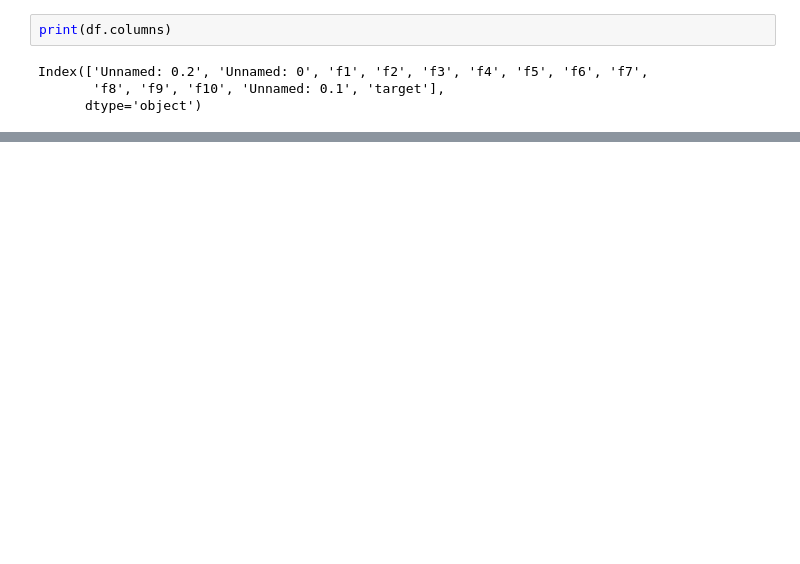
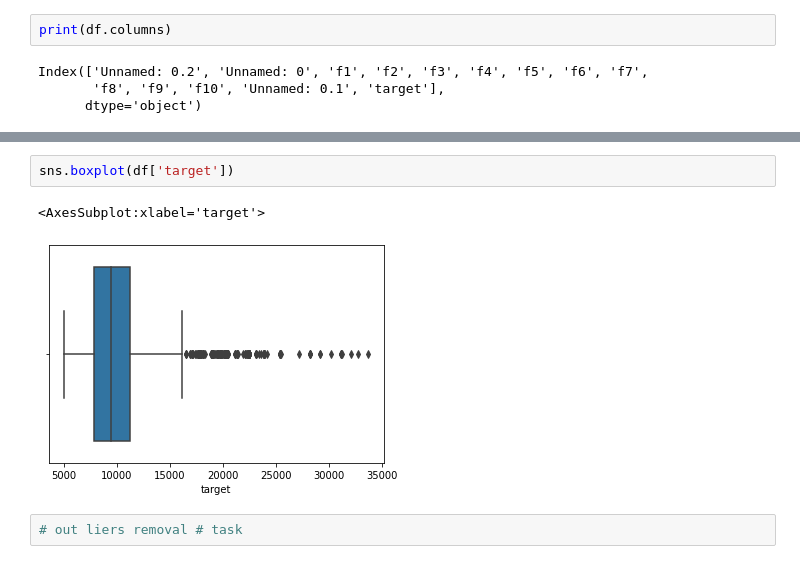
Before and after one commit to FaizaMehboob/02-04-2022, a Jupyter notebook: 08_flight_prediction.ipynb, the cells around one changed output, grey strips where cells are left out. Cells and saved outputs as stored; diff of their text form; blank space fills up the shorter version.

```diff
--- a/08_flight_prediction.ipynb
+++ b/08_flight_prediction.ipynb
@@ -134,0 +283,7 @@ cat_list = ['f2', 'f3', 'f6', 'f8', 'f9', 'f10']
+# %%
+sns.boxplot(df['target'])
+# %% [output]
+<AxesSubplot:xlabel='target'>
+[figure, added]
+# %%
+# out liers removal # task
```
Also changed, not shown: parts of 17 cells of this notebook, 4 other files.
